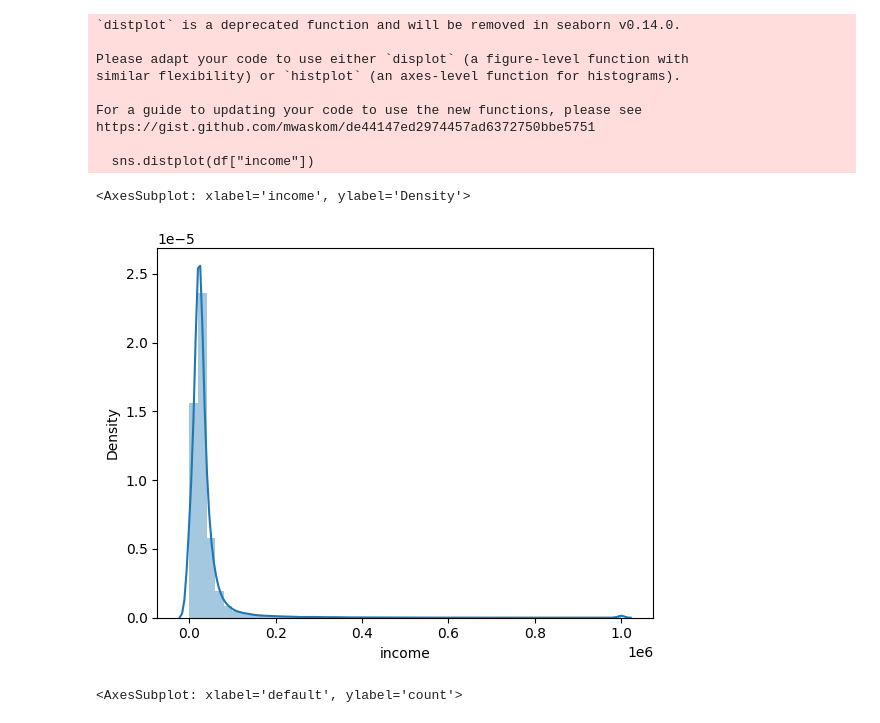
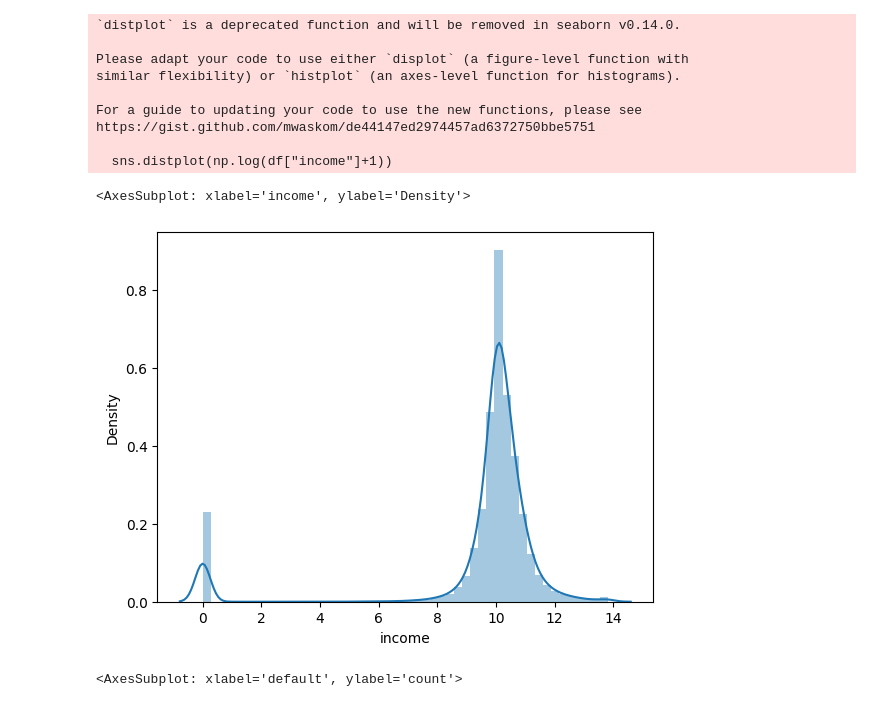
Before and after one commit to Theo-Morvan/Fintech_Project, a Jupyter notebook: explorations_fintech.ipynb, the cells around one changed output. Saved outputs shown, nothing was run; the diff lists cells and outputs as text; code cells hidden in the pictures.

Commit message:
new visualizations done

```diff
--- a/explorations_fintech.ipynb
+++ b/explorations_fintech.ipynb
@@ -13,19 +13,19 @@ from xgboost import XGBClassifier
 path = os.path.join("data","PastLoans.csv")
 df = pd.read_csv(path, index_col='id')
 # %%
-sns.distplot(df["income"])
+sns.distplot(np.log(df["income"]+1))
 # %% [output]
 `distplot` is a deprecated function and will be removed in seaborn v0.14.0.
 
 Please adapt your code to use either `displot` (a figure-level function with
 similar flexibility) or `histplot` (an axes-level function for histograms).
 
 For a guide to updating your code to use the new functions, please see
 https://gist.github.com/mwaskom/de44147ed2974457ad6372750bbe5751
 
-  sns.distplot(df["income"])
+  sns.distplot(np.log(df["income"]+1))
 <AxesSubplot: xlabel='income', ylabel='Density'>
-[figure, old version]
+[figure, new version]
 # %%
 sns.countplot(x="default",data=df)
 # %% [output]
```
